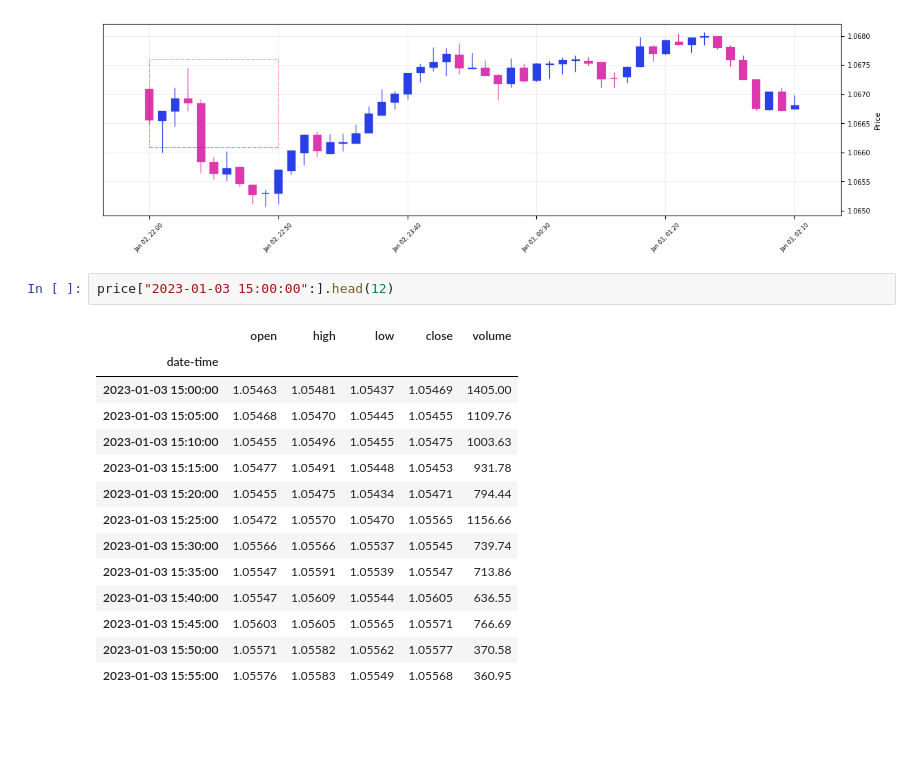
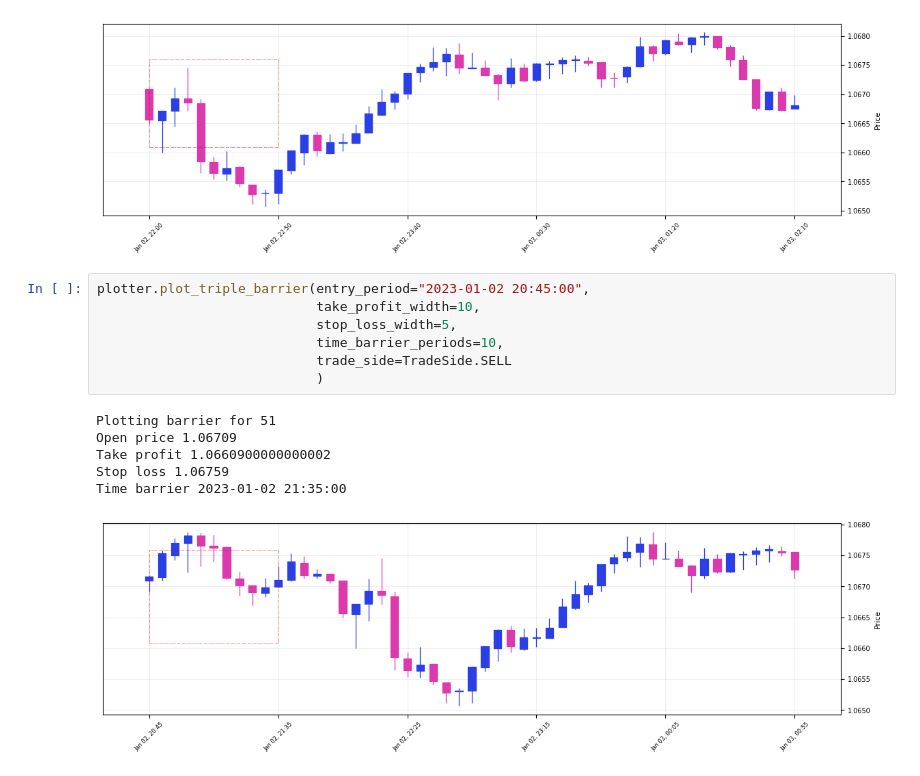
Before and after one commit to mchiuminatto/triple_barrier, a Jupyter notebook: docs/test_plot_triple_barrier.ipynb, the cells around one changed output. Drawn from its saved outputs; the diff is of its cells as text; blank space fills up the shorter version.

Commit message:
WIP: Finished multi barrier logic
Signed-off-by: marcello chiuminatto <mchiuminatto@gmail.com>

```diff
--- a/docs/test_plot_triple_barrier.ipynb
+++ b/docs/test_plot_triple_barrier.ipynb
@@ -56,19 +56,16 @@ Stop loss 1.06759
 Time barrier 2023-01-02 22:50:00
 [figure]
 # %%
-price["2023-01-03 15:00:00":].head(12)
+plotter.plot_triple_barrier(entry_period="2023-01-02 20:45:00",
+                            take_profit_width=10,
+                            stop_loss_width=5,
+                            time_barrier_periods=10,
+                            trade_side=TradeSide.SELL
+                            )
 # %% [output]
-|  | open | high | low | close | volume |
-| date-time |  |  |  |  |  |
-| 2023-01-03 15:00:00 | 1.05463 | 1.05481 | 1.05437 | 1.05469 | 1405.00 |
-| 2023-01-03 15:05:00 | 1.05468 | 1.05470 | 1.05445 | 1.05455 | 1109.76 |
-| 2023-01-03 15:10:00 | 1.05455 | 1.05496 | 1.05455 | 1.05475 | 1003.63 |
-| 2023-01-03 15:15:00 | 1.05477 | 1.05491 | 1.05448 | 1.05453 | 931.78 |
-| 2023-01-03 15:20:00 | 1.05455 | 1.05475 | 1.05434 | 1.05471 | 794.44 |
-| 2023-01-03 15:25:00 | 1.05472 | 1.05570 | 1.05470 | 1.05565 | 1156.66 |
-| 2023-01-03 15:30:00 | 1.05566 | 1.05566 | 1.05537 | 1.05545 | 739.74 |
-| 2023-01-03 15:35:00 | 1.05547 | 1.05591 | 1.05539 | 1.05547 | 713.86 |
-| 2023-01-03 15:40:00 | 1.05547 | 1.05609 | 1.05544 | 1.05605 | 636.55 |
-| 2023-01-03 15:45:00 | 1.05603 | 1.05605 | 1.05565 | 1.05571 | 766.69 |
-| 2023-01-03 15:50:00 | 1.05571 | 1.05582 | 1.05562 | 1.05577 | 370.58 |
-| 2023-01-03 15:55:00 | 1.05576 | 1.05583 | 1.05549 | 1.05568 | 360.95 |
+Plotting barrier for 51
+Open price 1.06709
+Take profit 1.0660900000000002
+Stop loss 1.06759
+Time barrier 2023-01-02 21:35:00
+[figure, added]
```
Also changed, not shown: 3 other files.
